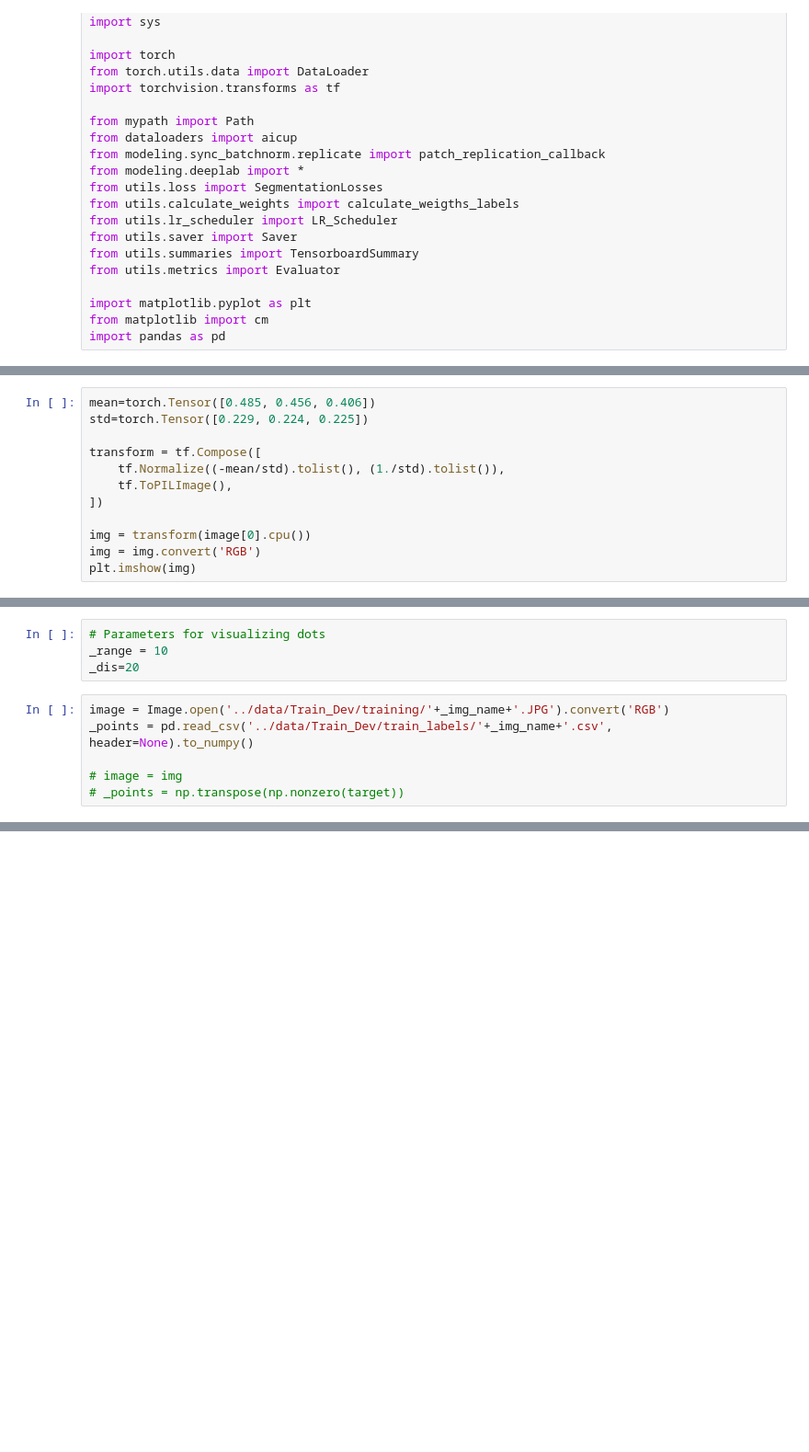
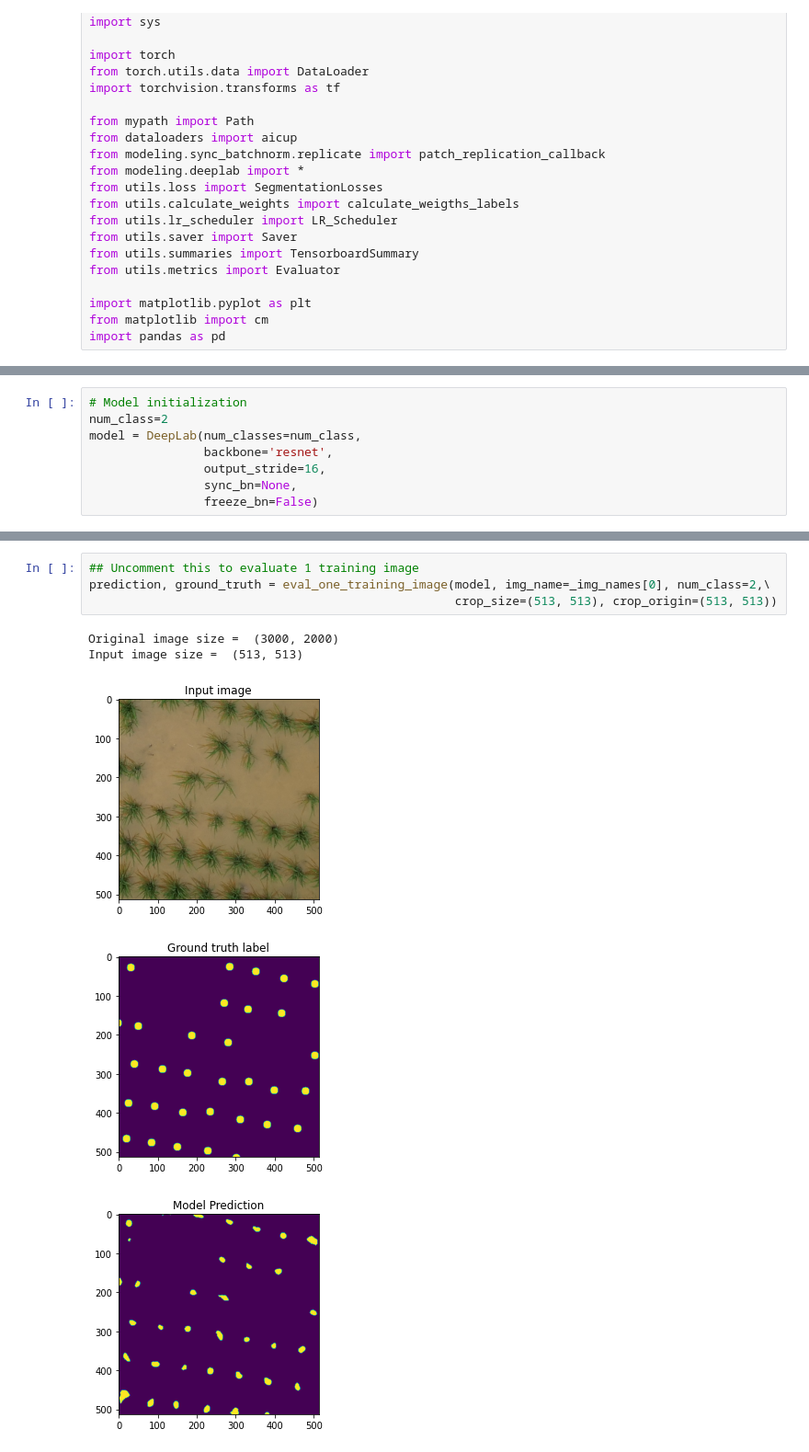
Before and after one commit to tl32rodan/pytorch-deeplab-xception, a Jupyter notebook: seg_test.ipynb, the cells around one changed output, grey strips where cells are left out. Shown at 92% size. Drawn from its saved outputs; the diff is of its cells as text; blank space fills up the shorter version.

```diff
--- a/seg_test.ipynb
+++ b/seg_test.ipynb
@@ -123,12 +26,0 @@ array([], shape=(0, 1), dtype=int64)
-# %%
-mean=torch.Tensor([0.485, 0.456, 0.406])
-std=torch.Tensor([0.229, 0.224, 0.225])
-
-transform = tf.Compose([
-    tf.Normalize((-mean/std).tolist(), (1./std).tolist()),
-    tf.ToPILImage(),
-])
-
-img = transform(image[0].cpu())
-img = img.convert('RGB')
-plt.imshow(img)
@@ -166,10 +26,0 @@ _img_name = _img_names[3]
-# %%
-# Parameters for visualizing dots
-_range = 10
-_dis=20
-# %%
-image = Image.open('../data/Train_Dev/training/'+_img_name+'.JPG').convert('RGB')
-_points = pd.read_csv('../data/Train_Dev/train_labels/'+_img_name+'.csv', header=None).to_numpy()
-
-# image = img
-# _points = np.transpose(np.nonzero(target))
@@ -313,0 +33,8 @@ print(evaluator.confusion_matrix)
+# %%
+# Model initialization
+num_class=2
+model = DeepLab(num_classes=num_class,
+                backbone='resnet',
+                output_stride=16,
+                sync_bn=None,
+                freeze_bn=False)
@@ -313,0 +258,10 @@ print(evaluator.confusion_matrix)
+# %%
+## Uncomment this to evaluate 1 training image
+prediction, ground_truth = eval_one_training_image(model, img_name=_img_names[0], num_class=2,\
+                                                   crop_size=(513, 513), crop_origin=(513, 513))
+# %% [output]
+Original image size =  (3000, 2000)
+Input image size =  (513, 513)
+[figure, added]
+[figure, added]
+[figure, added]
```
Also changed, not shown: parts of 51 cells of this notebook.
